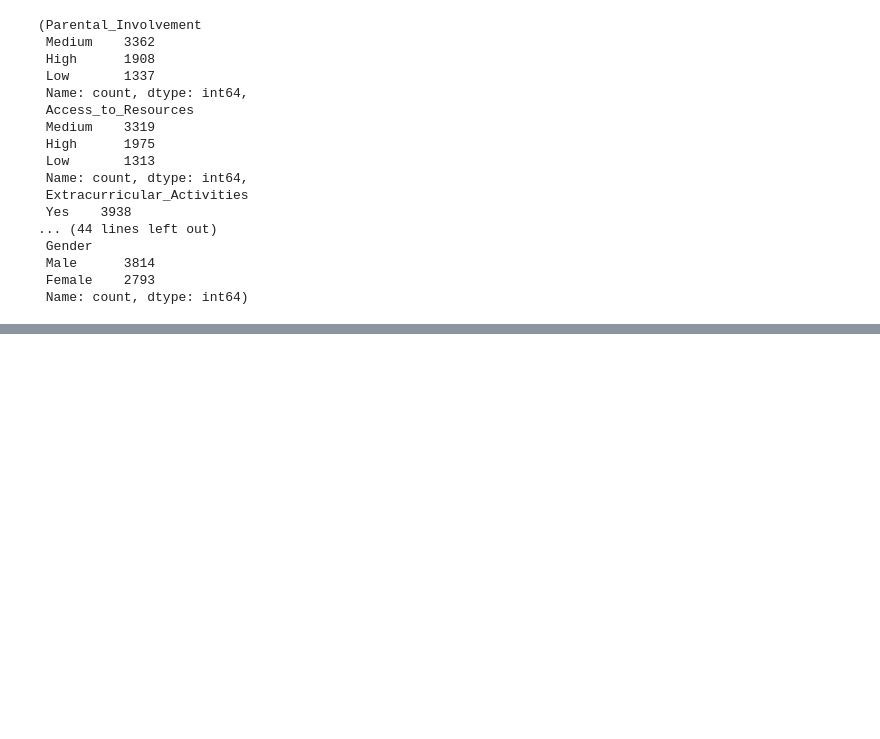
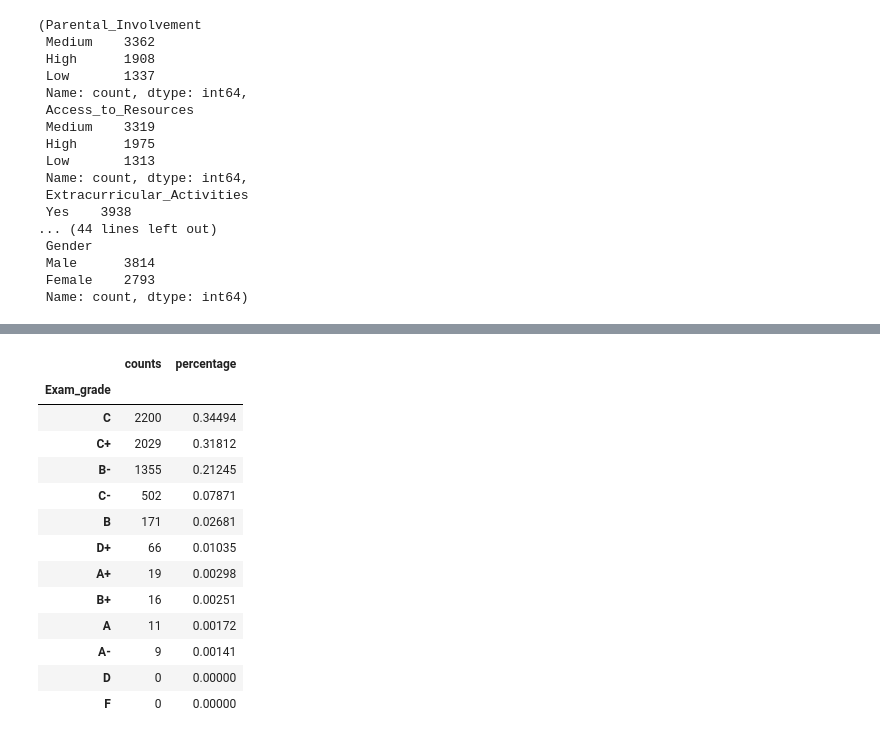
Before and after one commit to PawelG-WWA/learning-features, a Jupyter notebook: PROW_pd4484.ipynb, the cells around one changed output, grey strips where cells are left out. Drawn from its saved outputs; the diff is of its cells as text; code cells hidden in the pictures; blank space fills up the shorter version.

```diff
--- a/PROW_pd4484.ipynb
+++ b/PROW_pd4484.ipynb
@@ -134,0 +307,22 @@ memory usage: 672.2+ KB
+# %%
+# Now, let's see what fraction of student get the given grades
+counts = df['Exam_grade'].value_counts()
+pd.DataFrame({
+    'counts': counts,
+    'percentage': round(counts/len(df), 5)
+})
+# %% [output]
+|  | counts | percentage |
+| Exam_grade |  |  |
+| C | 2200 | 0.34494 |
+| C+ | 2029 | 0.31812 |
+| B- | 1355 | 0.21245 |
+| C- | 502 | 0.07871 |
+| B | 171 | 0.02681 |
+| D+ | 66 | 0.01035 |
+| A+ | 19 | 0.00298 |
+| B+ | 16 | 0.00251 |
+| A | 11 | 0.00172 |
+| A- | 9 | 0.00141 |
+| D | 0 | 0.00000 |
+| F | 0 | 0.00000 |
```
Also changed, not shown: parts of 26 cells of this notebook.
